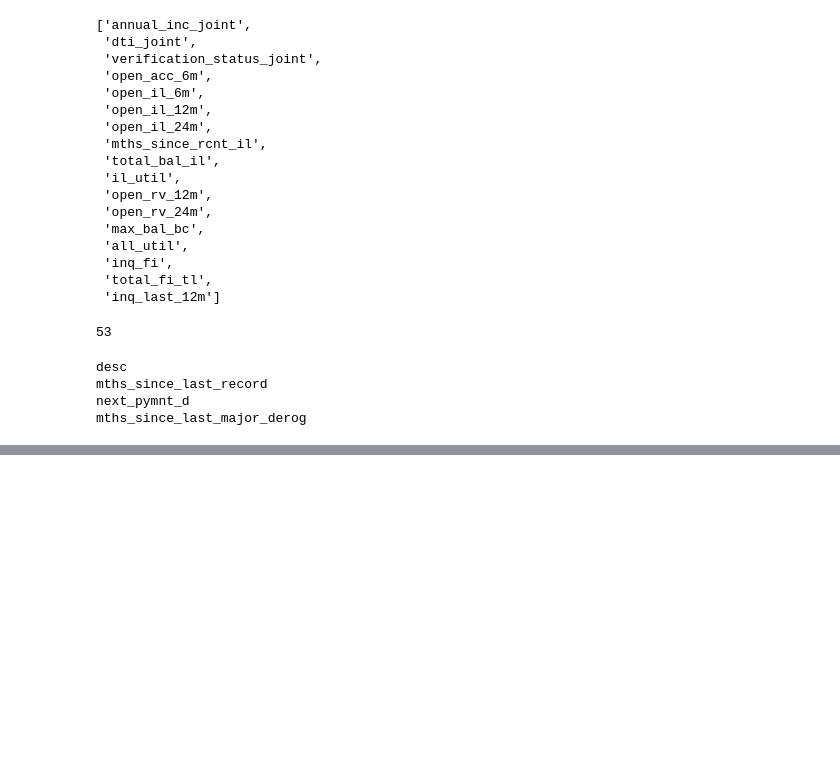
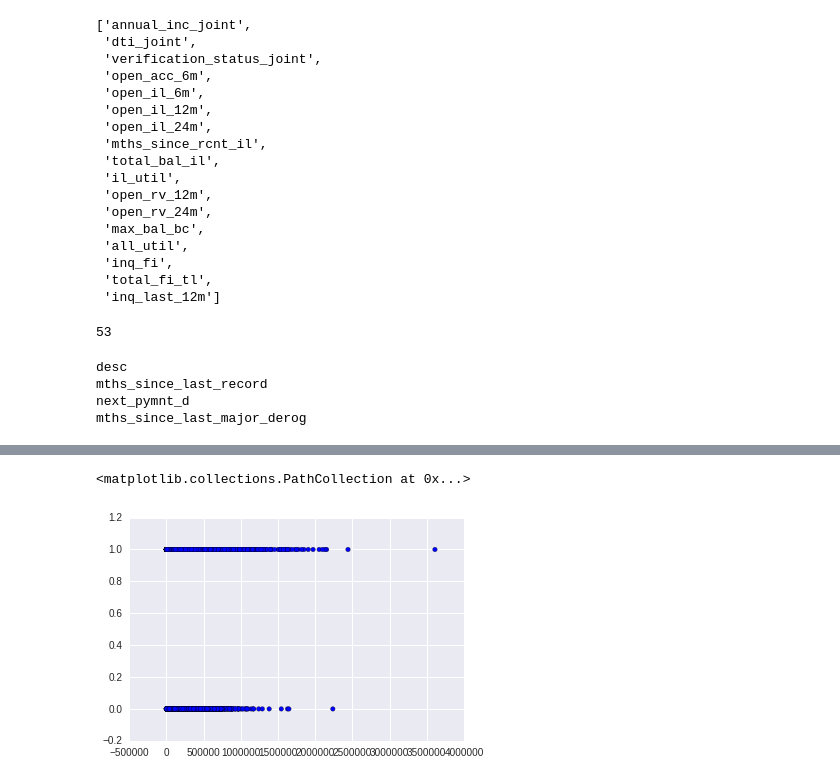
Before and after one commit to aligeekk/loan_evaluation, a Jupyter notebook: lending_club_analysis.ipynb, the cells around one changed output, grey strips where cells are left out. Cells and saved outputs as stored; diff of their text form; code cells hidden in the pictures; blank space fills up the shorter version.

```diff
--- a/lending_club_analysis.ipynb
+++ b/lending_club_analysis.ipynb
@@ -553,0 +582,5 @@ mths_since_last_major_derog
+# %%
+plt.scatter(df.tot_cur_bal, df.loan_status)
+# %% [output]
+<matplotlib.collections.PathCollection at 0x...>
+[figure, added]
```
Also changed, not shown: parts of 61 cells of this notebook.
